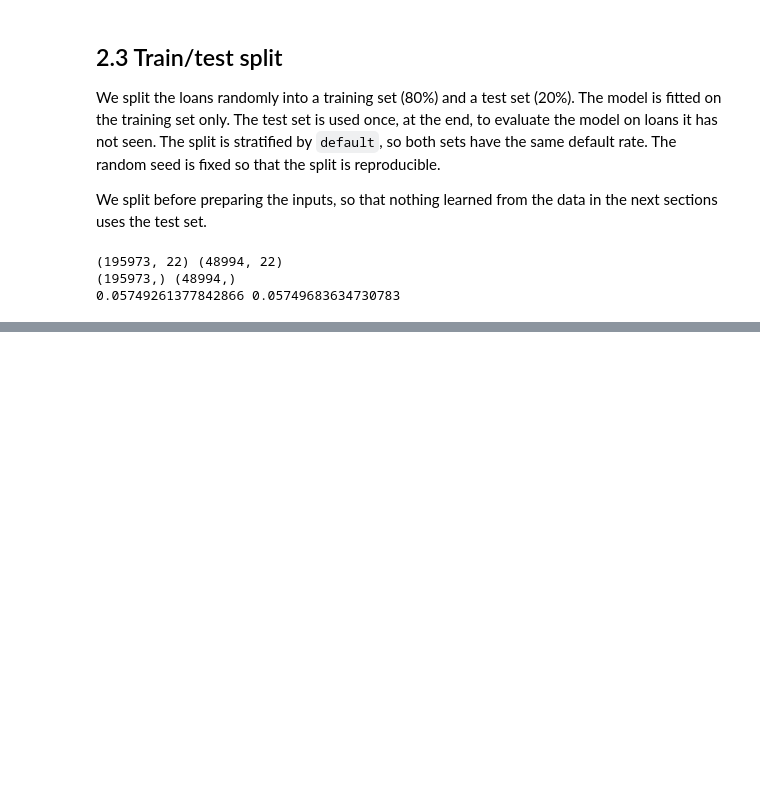
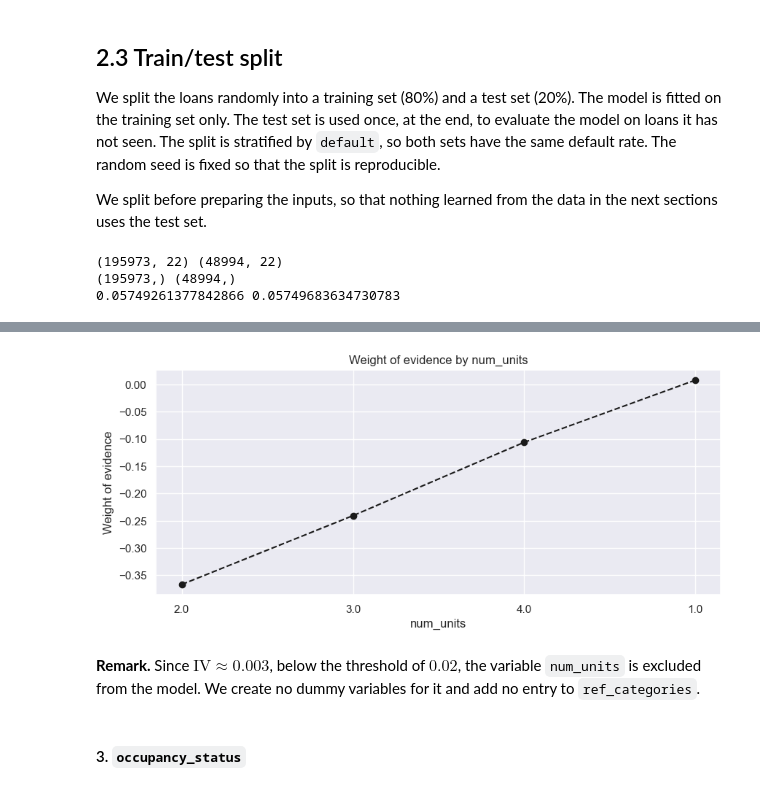
Before and after one commit to keramidasvasilis/credit-risk-el, a Jupyter notebook: notebooks/02_pd_model.ipynb, the cells around one changed output, grey strips where cells are left out. Cells and saved outputs as stored; diff of their text form; code cells hidden in the pictures; blank space fills up the shorter version.

```diff
--- a/notebooks/02_pd_model.ipynb
+++ b/notebooks/02_pd_model.ipynb
@@ -101,0 +255,3 @@ print(loan_data_targets_train.mean(), loan_data_targets_test.mean())
+# %%
+# We set missing values as `N`.
+df_inputs_prepr['first_time_homebuyer'] = df_inputs_prepr['first_time_homebuyer'].fillna('N')
@@ -101,0 +270,3 @@ print(loan_data_targets_train.mean(), loan_data_targets_test.mean())
+# %%
+num_units_table = woe_discrete(df_inputs_prepr, 'num_units', df_targets_prepr)
+num_units_table
@@ -101,0 +279,8 @@ print(loan_data_targets_train.mean(), loan_data_targets_test.mean())
+# %%
+plot_by_woe(num_units_table)
+# %% [output]
+[figure, added]
+# %% [markdown]
+**Remark.** Since $\text{IV} \approx 0.003$, below the threshold of $0.02$, the variable `num_units` is excluded from the model. We create no dummy variables for it and add no entry to `ref_categories`.
+# %% [markdown]
+#### 3. `occupancy_status`
```
Also changed, not shown: parts of 55 cells of this notebook.
